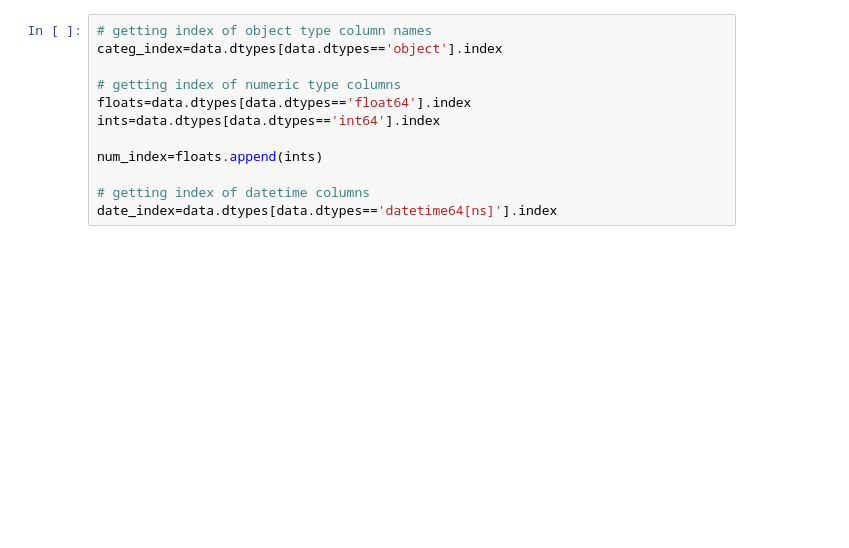
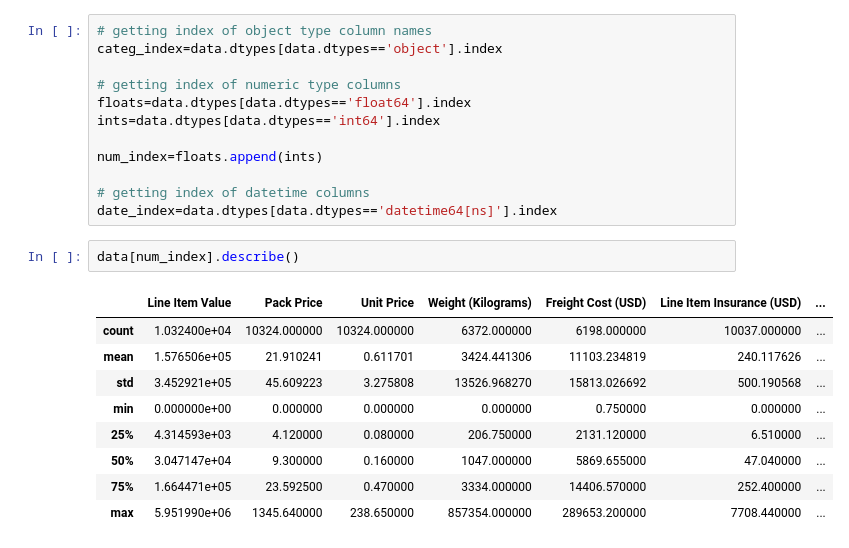
Before and after one commit to Shashank-Sundi/NOTEBOOKS, a Jupyter notebook: SHIPMENT-PRICING.ipynb, the cells around one changed output. Saved outputs shown, nothing was run; the diff lists cells and outputs as text; blank space fills up the shorter version.

```diff
--- a/SHIPMENT-PRICING.ipynb
+++ b/SHIPMENT-PRICING.ipynb
@@ -152,3 +187,15 @@ num_index=floats.append(ints)
 
 # getting index of datetime columns
 date_index=data.dtypes[data.dtypes=='datetime64[ns]'].index
+# %%
+data[num_index].describe()
+# %% [output]
+|  | Line Item Value | Pack Price | Unit Price | Weight (Kilograms) | Freight Cost (USD) | Line Item Insurance (USD) | ... |
+| count | 1.032400e+04 | 10324.000000 | 10324.000000 | 6372.000000 | 6198.000000 | 10037.000000 | ... |
+| mean | 1.576506e+05 | 21.910241 | 0.611701 | 3424.441306 | 11103.234819 | 240.117626 | ... |
+| std | 3.452921e+05 | 45.609223 | 3.275808 | 13526.968270 | 15813.026692 | 500.190568 | ... |
+| min | 0.000000e+00 | 0.000000 | 0.000000 | 0.000000 | 0.750000 | 0.000000 | ... |
+| 25% | 4.314593e+03 | 4.120000 | 0.080000 | 206.750000 | 2131.120000 | 6.510000 | ... |
+| 50% | 3.047147e+04 | 9.300000 | 0.160000 | 1047.000000 | 5869.655000 | 47.040000 | ... |
+| 75% | 1.664471e+05 | 23.592500 | 0.470000 | 3334.000000 | 14406.570000 | 252.400000 | ... |
+| max | 5.951990e+06 | 1345.640000 | 238.650000 | 857354.000000 | 289653.200000 | 7708.440000 | ... |
```
Also changed, not shown: parts of 3 cells of this notebook.
